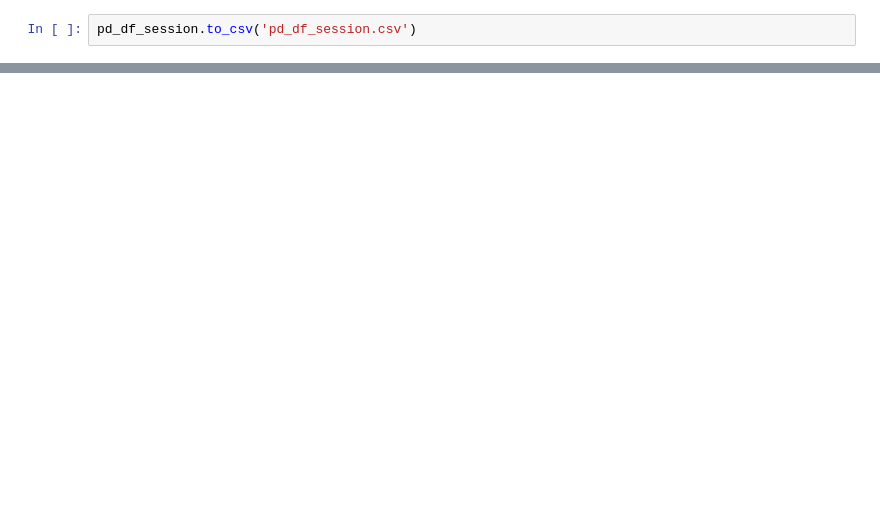
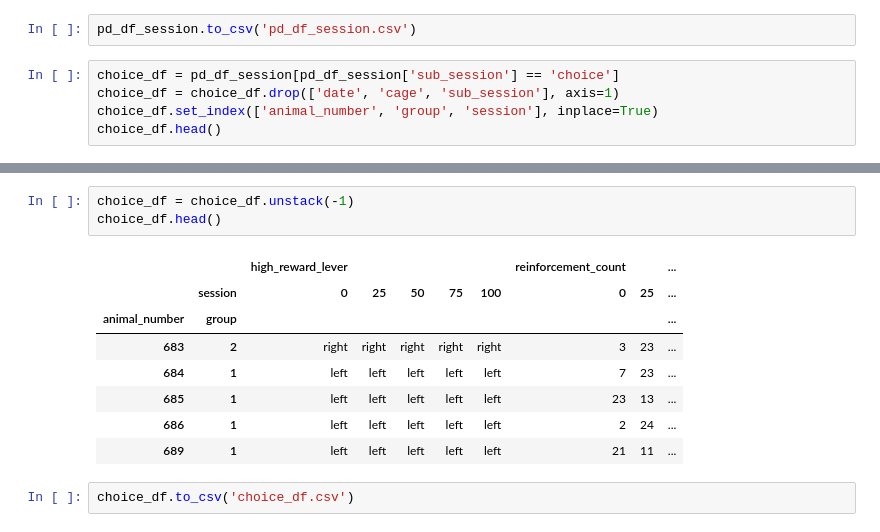
Before and after one commit to grace3999/MedPC, a Jupyter notebook: med_discounting_task_analysis.ipynb, the cells around one changed output, grey strips where cells are left out. Cells and saved outputs as stored; diff of their text form; blank space fills up the shorter version.

```diff
--- a/med_discounting_task_analysis.ipynb
+++ b/med_discounting_task_analysis.ipynb
@@ -192,2 +193,7 @@ g = sns.barplot(x='session', y='high_reward_prob', data=pd_df_session[pd_df_sess
 # %%
 pd_df_session.to_csv('pd_df_session.csv')
+# %%
+choice_df = pd_df_session[pd_df_session['sub_session'] == 'choice']
+choice_df = choice_df.drop(['date', 'cage', 'sub_session'], axis=1)
+choice_df.set_index(['animal_number', 'group', 'session'], inplace=True)
+choice_df.head()
@@ -193,0 +208,14 @@ pd_df_session.to_csv('pd_df_session.csv')
+# %%
+choice_df = choice_df.unstack(-1)
+choice_df.head()
+# %% [output]
+|  |  | high_reward_lever |  |  |  |  | reinforcement_count |  | ... |
+|  | session | 0 | 25 | 50 | 75 | 100 | 0 | 25 | ... |
+| animal_number | group |  |  |  |  |  |  |  | ... |
+| 683 | 2 | right | right | right | right | right | 3 | 23 | ... |
+| 684 | 1 | left | left | left | left | left | 7 | 23 | ... |
+| 685 | 1 | left | left | left | left | left | 23 | 13 | ... |
+| 686 | 1 | left | left | left | left | left | 2 | 24 | ... |
+| 689 | 1 | left | left | left | left | left | 21 | 11 | ... |
+# %%
+choice_df.to_csv('choice_df.csv')
```
Also changed, not shown: parts of 9 cells of this notebook, 4 other files.
